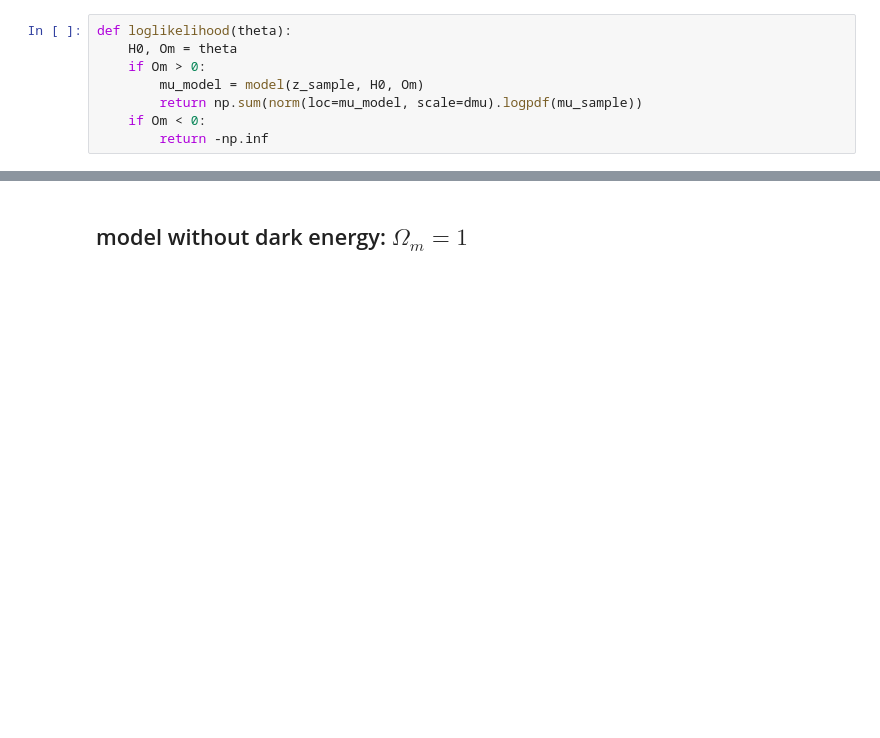
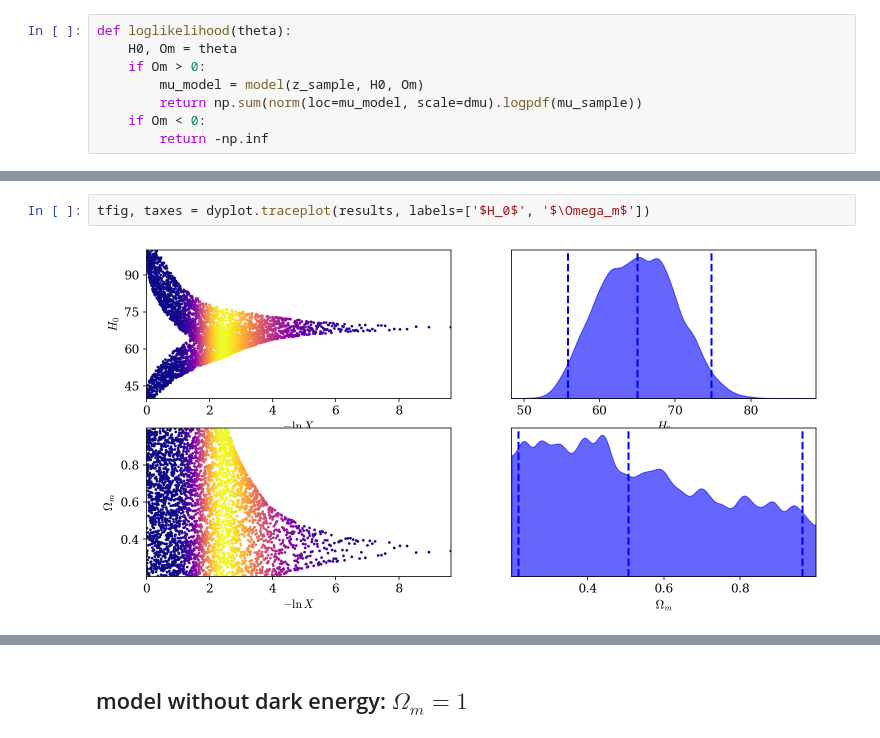
Before and after one commit to asantini29/astrostatistics_bicocca_2022, a Jupyter notebook: working/L17_SN_z.ipynb, the cells around one changed output, grey strips where cells are left out. Drawn from its saved outputs; the diff is of its cells as text; blank space fills up the shorter version.

```diff
--- a/working/L17_SN_z.ipynb
+++ b/working/L17_SN_z.ipynb
@@ -549,0 +495,4 @@ plt.show()
+# %%
+tfig, taxes = dyplot.traceplot(results, labels=['$H_0$', '$\Omega_m$'])
+# %% [output]
+[figure, added]
```
Also changed, not shown: parts of 38 cells of this notebook.
